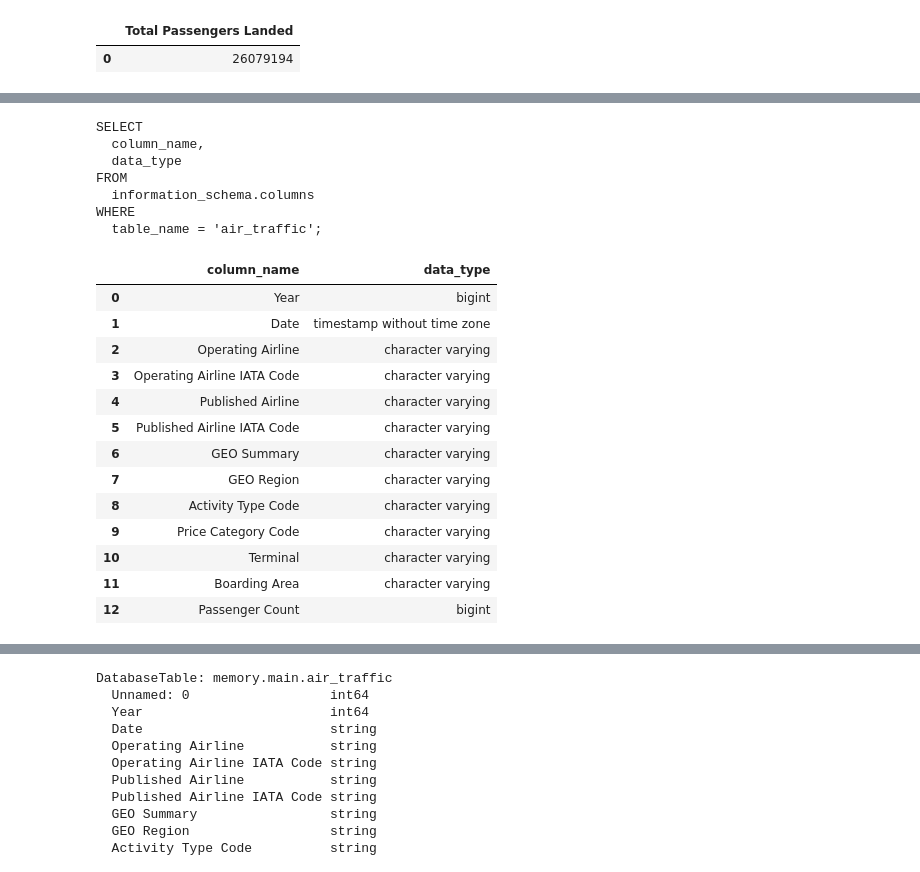
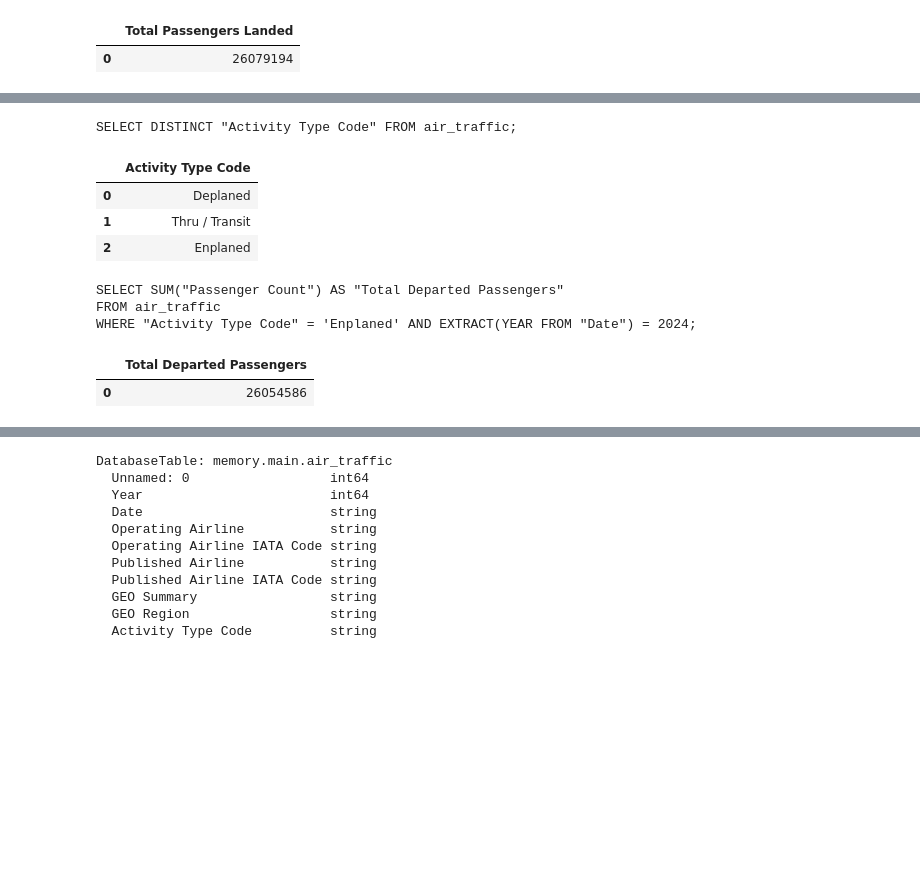
Before and after one commit to spectrumefficiencylimited/build-with-ai-safe-and-scalable-sql-ai-agents-2757076, a Jupyter notebook: Testing/prompts.ipynb, the cells around one changed output, grey strips where cells are left out. Saved outputs shown, nothing was run; the diff lists cells and outputs as text; code cells hidden in the pictures; blank space fills up the shorter version.

```diff
--- a/Testing/prompts.ipynb
+++ b/Testing/prompts.ipynb
@@ -122,30 +138,63 @@ AND EXTRACT(YEAR FROM "Date") = 2024;
+# %%
+basic_sql_agent(
+    chain,
+    question="What are the unique values of the 'Activity Type Code' field?",
+    tbl_name=tbl_name,
+    schema=schema,
+    con=con,
+)
+# %% [output]
+SELECT DISTINCT "Activity Type Code" FROM air_traffic;
+|  | Activity Type Code |
+| 0 | Deplaned |
+| 1 | Thru / Transit |
+| 2 | Enplaned |
+# %%
+system_template = """
+Given the following SQL table, your job is to write queries given a user’s request.
+Return just the SQL query as plain text, without additional text, and don't use markdown format.
+Please ensure that the field names in the query are enclosed in double quotes.
+
+{additional_context}
+
+CREATE TABLE {tbl_name} ({schema})
+
+""".strip()
+
+
+user_template = "Write a SQL query that returns: {question}"
+
+messages = [("system", system_template), ("user", user_template)]
+
+prompt_template = ChatPromptTemplate.from_messages(messages)
+
+chain = prompt_template | llm
+# %%
+def basic_sql_agent(chain, question, tbl_name, schema,con, additional_context = ""):
+    llm_output = chain.invoke(
+        {
+            "question": question,
+            "tbl_name": tbl_name,
+            "schema": schema,
+            "additional_context": additional_context
+        }
+    )
+    query = llm_output.content
+    print(query)
+    output = con.sql(query).execute()
+    return output
 # %%
 basic_sql_agent(
     chain,
-    question="Could you please describe the fields in the database and their attributes?",
+    question="how many passengers departed during 2024?",
     tbl_name=tbl_name,
     schema=schema,
-    con = con
+    additional_context = "The 'Activity Type Code' unique values are: 'Deplaned', 'Enplaned', and 'Thru / Transit'",
+    con=con,
 )
 # %% [output]
-SELECT
-  column_name,
-  data_type
-FROM
-  information_schema.columns
-WHERE
-  table_name = 'air_traffic';
+SELECT SUM("Passenger Count") AS "Total Departed Passengers"
+FROM air_traffic
+WHERE "Activity Type Code" = 'Enplaned' AND EXTRACT(YEAR FROM "Date") = 2024;
-|  | column_name | data_type |
-| 0 | Year | bigint |
-| 1 | Date | timestamp without time zone |
-| 2 | Operating Airline | character varying |
-| 3 | Operating Airline IATA Code | character varying |
-| 4 | Published Airline | character varying |
-| 5 | Published Airline IATA Code | character varying |
-| 6 | GEO Summary | character varying |
-| 7 | GEO Region | character varying |
-| 8 | Activity Type Code | character varying |
-| 9 | Price Category Code | character varying |
-| 10 | Terminal | character varying |
-| 11 | Boarding Area | character varying |
-| 12 | Passenger Count | bigint |
+|  | Total Departed Passengers |
+| 0 | 26054586 |
```
Also changed, not shown: parts of 11 cells of this notebook, 6 other files.
